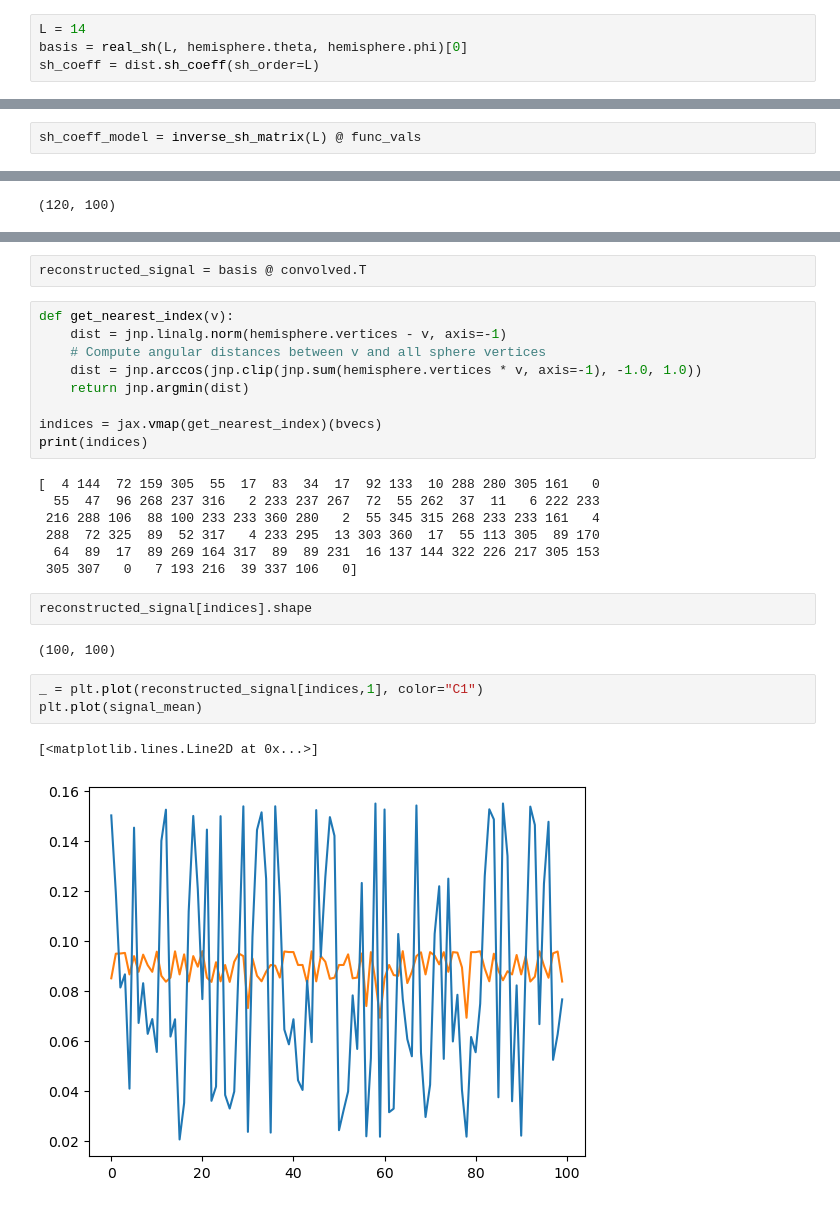
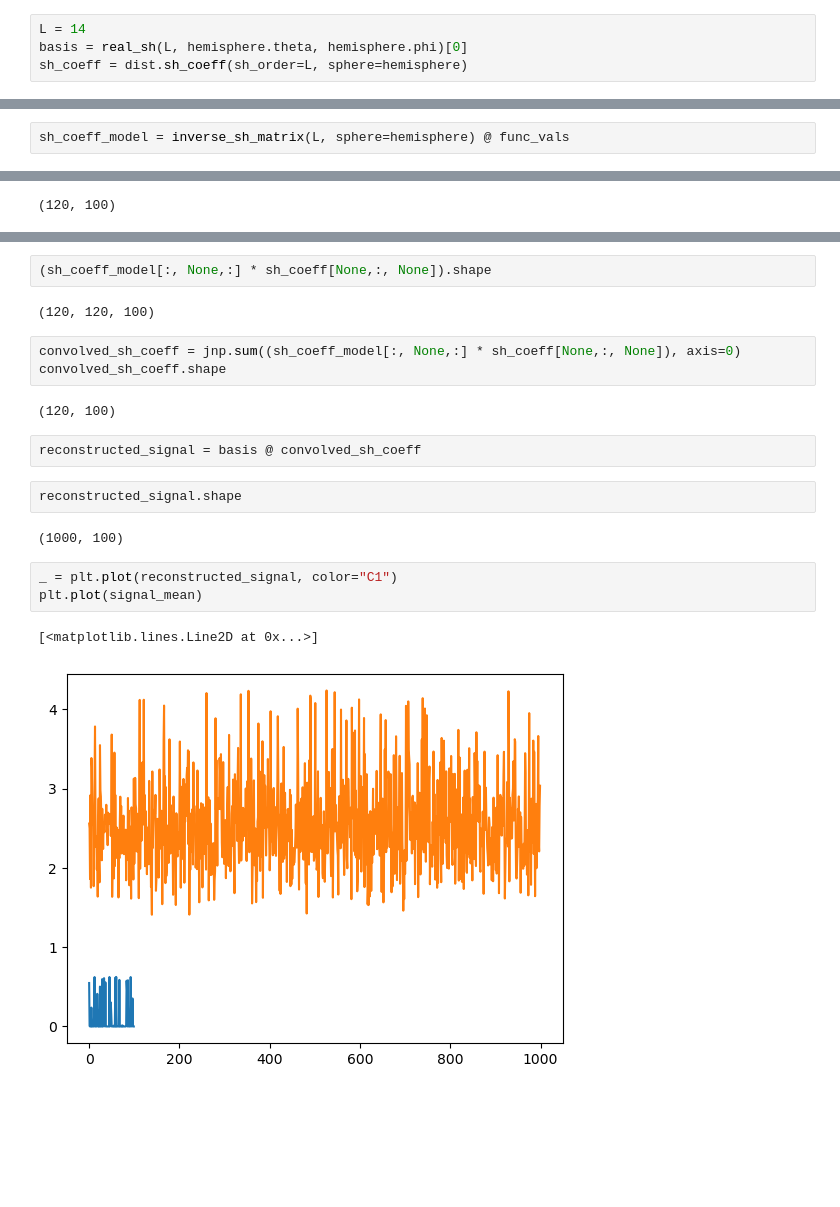
Before and after one commit to mackelab/dmri, a Jupyter notebook: notebooks/global_simulator/spherical_distributions.ipynb, the cells around one changed output, grey strips where cells are left out. Cells and saved outputs as stored; diff of their text form; blank space fills up the shorter version.

```diff
--- a/notebooks/global_simulator/spherical_distributions.ipynb
+++ b/notebooks/global_simulator/spherical_distributions.ipynb
@@ -154,4 +163,4 @@ plt.plot(signal_mean)
 # %%
 L = 14
 basis = real_sh(L, hemisphere.theta, hemisphere.phi)[0]
-sh_coeff = dist.sh_coeff(sh_order=L)
+sh_coeff = dist.sh_coeff(sh_order=L, sphere=hemisphere)
@@ -167,5 +180,5 @@ func_vals.shape
 # %%
-sh_coeff_model = inverse_sh_matrix(L) @ func_vals
+sh_coeff_model = inverse_sh_matrix(L, sphere=hemisphere) @ func_vals
 # %%
 sh_coeff_model.shape
 # %% [output]
@@ -218,28 +190,21 @@ convolved.shape
+# %%
+(sh_coeff_model[:, None,:] * sh_coeff[None,:, None]).shape
+# %% [output]
+(120, 120, 100)
+# %%
+convolved_sh_coeff = jnp.sum((sh_coeff_model[:, None,:] * sh_coeff[None,:, None]), axis=0)
+convolved_sh_coeff.shape
+# %% [output]
+(120, 100)
 # %%
-reconstructed_signal = basis @ convolved.T
+reconstructed_signal = basis @ convolved_sh_coeff
-# %%
-def get_nearest_index(v):
-    dist = jnp.linalg.norm(hemisphere.vertices - v, axis=-1)
-    # Compute angular distances between v and all sphere vertices
-    dist = jnp.arccos(jnp.clip(jnp.sum(hemisphere.vertices * v, axis=-1), -1.0, 1.0))
-    return jnp.argmin(dist)
-
-indices = jax.vmap(get_nearest_index)(bvecs)
-print(indices)
-# %% [output]
-[  4 144  72 159 305  55  17  83  34  17  92 133  10 288 280 305 161   0
-  55  47  96 268 237 316   2 233 237 267  72  55 262  37  11   6 222 233
- 216 288 106  88 100 233 233 360 280   2  55 345 315 268 233 233 161   4
- 288  72 325  89  52 317   4 233 295  13 303 360  17  55 113 305  89 170
-  64  89  17  89 269 164 317  89  89 231  16 137 144 322 226 217 305 153
- 305 307   0   7 193 216  39 337 106   0]
 # %%
-reconstructed_signal[indices].shape
+reconstructed_signal.shape
 # %% [output]
-(100, 100)
+(1000, 100)
 # %%
-_ = plt.plot(reconstructed_signal[indices,1], color="C1")
+_ = plt.plot(reconstructed_signal, color="C1")
 plt.plot(signal_mean)
 # %% [output]
 [<matplotlib.lines.Line2D at 0x...>]
-[figure, old version]
+[figure, new version]
```
Also changed, not shown: parts of 28 cells of this notebook, 18 other files.
